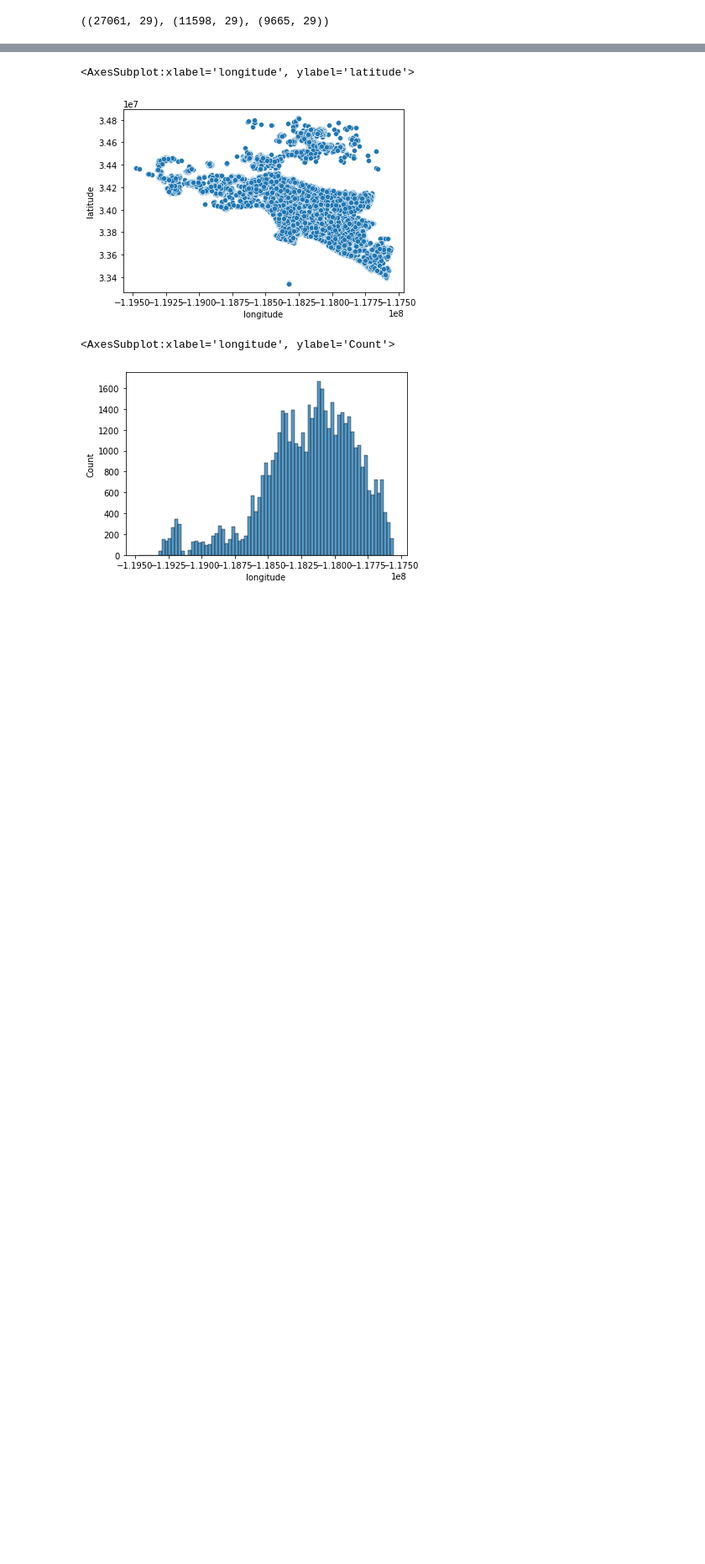
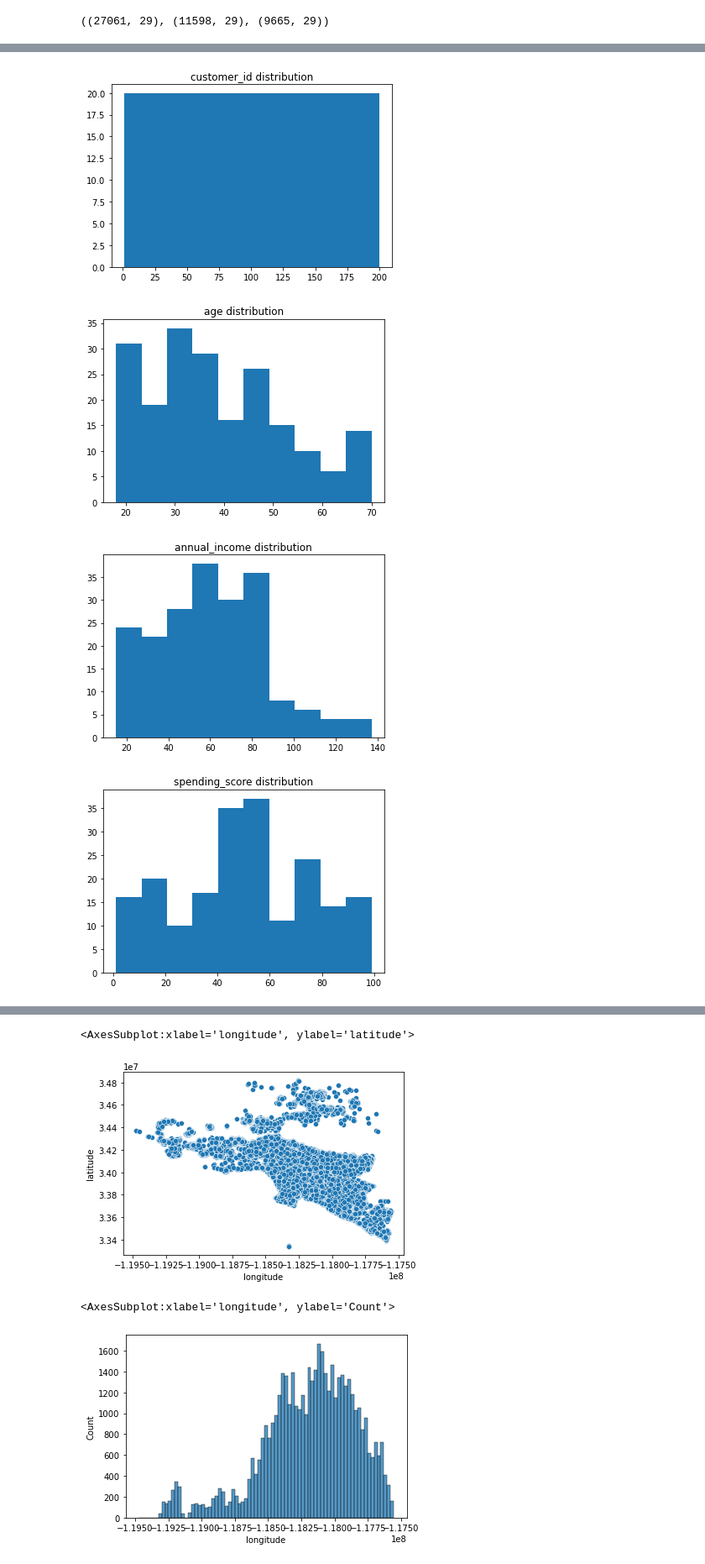
Before and after one commit to albertopuentes/clustering-exercises, a Jupyter notebook: Zillow.ipynb, the cells around one changed output, grey strips where cells are left out. Shown at 84% size. Drawn from its saved outputs; the diff is of its cells as text; code cells hidden in the pictures; blank space fills up the shorter version.

Commit message:
Data Wrangling Exercises Notebook - Clustering

```diff
--- a/Zillow.ipynb
+++ b/Zillow.ipynb
@@ -529,0 +521,3 @@ X_train.shape, X_validate.shape, X_test.shape
+# %%
+# Acquire data
+df = acquire.mall_data()
@@ -529,0 +571,13 @@ X_train.shape, X_validate.shape, X_test.shape
+# %%
+# distribution of the data
+cont_cols = [col for col in df.columns if (df[col].dtype == 'int64') | (df[col].dtype == 'float64')]
+
+for col in cont_cols:
+    plt.hist(df[col])
+    plt.title(f"{col} distribution")
+    plt.show()
+# %% [output]
+[figure, added]
+[figure, added]
+[figure, added]
+[figure, added]
```
Also changed, not shown: parts of 25 cells of this notebook.
